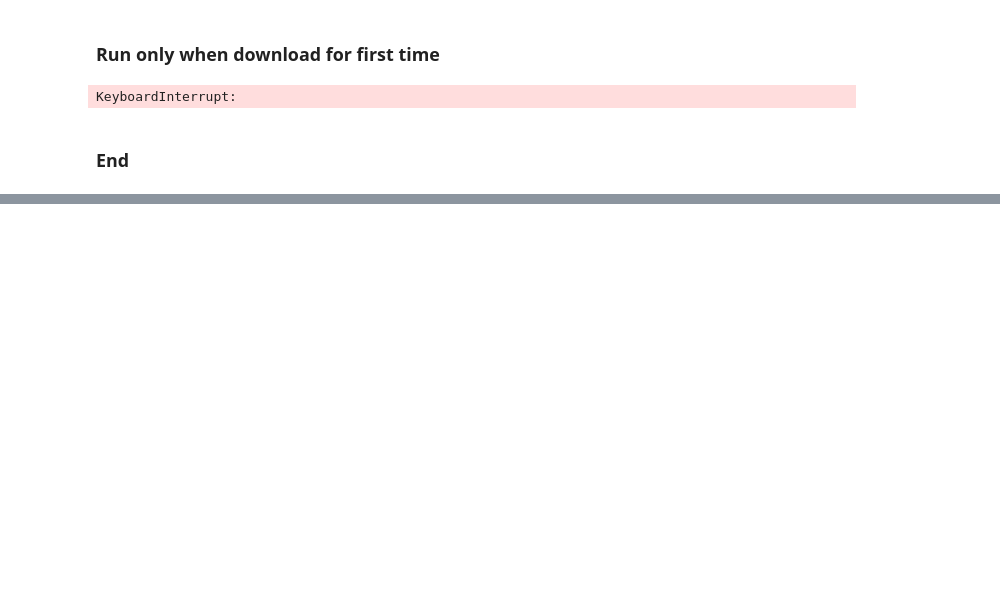
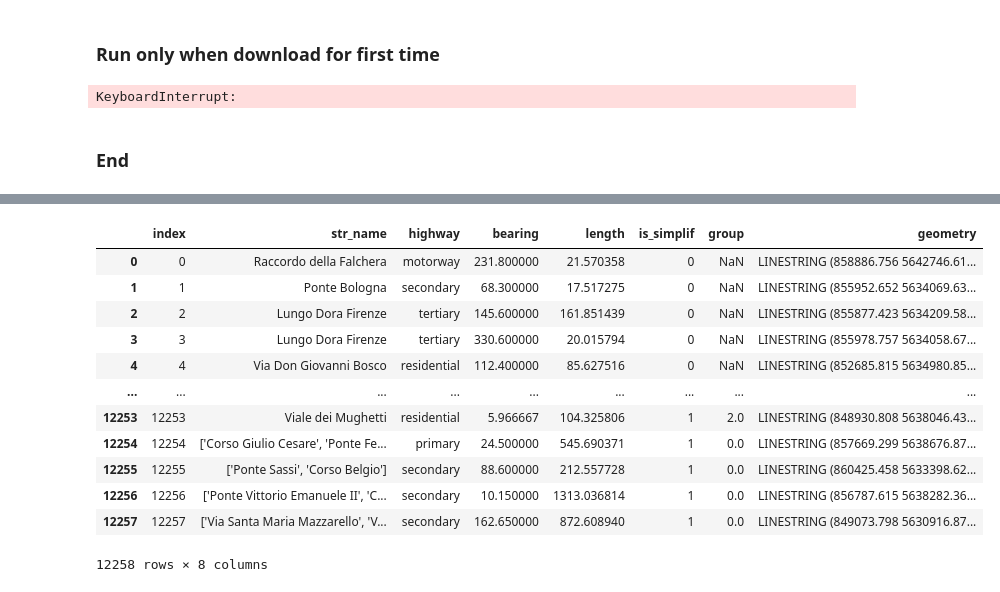
Before and after one commit to achic19/micro_walking, a Jupyter notebook: notebook/output/turin/data_from_osm.ipynb, the cells around one changed output, grey strips where cells are left out. Cells and saved outputs as stored; diff of their text form; code cells hidden in the pictures; blank space fills up the shorter version.

```diff
--- a/notebook/output/turin/data_from_osm.ipynb
+++ b/notebook/output/turin/data_from_osm.ipynb
@@ -396,0 +488,16 @@ points_lines['position'].item()
+# %%
+new_gpd.reset_index()
+# %% [output]
+|  | index | str_name | highway | bearing | length | is_simplif | group | geometry |
+| 0 | 0 | Raccordo della Falchera | motorway | 231.800000 | 21.570358 | 0 | NaN | LINESTRING (858886.756 5642746.61... |
+| 1 | 1 | Ponte Bologna | secondary | 68.300000 | 17.517275 | 0 | NaN | LINESTRING (855952.652 5634069.63... |
+| 2 | 2 | Lungo Dora Firenze | tertiary | 145.600000 | 161.851439 | 0 | NaN | LINESTRING (855877.423 5634209.58... |
+| 3 | 3 | Lungo Dora Firenze | tertiary | 330.600000 | 20.015794 | 0 | NaN | LINESTRING (855978.757 5634058.67... |
+| 4 | 4 | Via Don Giovanni Bosco | residential | 112.400000 | 85.627516 | 0 | NaN | LINESTRING (852685.815 5634980.85... |
+| ... | ... | ... | ... | ... | ... | ... | ... | ... |
+| 12253 | 12253 | Viale dei Mughetti | residential | 5.966667 | 104.325806 | 1 | 2.0 | LINESTRING (848930.808 5638046.43... |
+| 12254 | 12254 | ['Corso Giulio Cesare', 'Ponte Fe... | primary | 24.500000 | 545.690371 | 1 | 0.0 | LINESTRING (857669.299 5638676.87... |
+| 12255 | 12255 | ['Ponte Sassi', 'Corso Belgio'] | secondary | 88.600000 | 212.557728 | 1 | 0.0 | LINESTRING (860425.458 5633398.62... |
+| 12256 | 12256 | ['Ponte Vittorio Emanuele II', 'C... | secondary | 10.150000 | 1313.036814 | 1 | 0.0 | LINESTRING (856787.615 5638282.36... |
+| 12257 | 12257 | ['Via Santa Maria Mazzarello', 'V... | secondary | 162.650000 | 872.608940 | 1 | 0.0 | LINESTRING (849073.798 5630916.87... |
+12258 rows × 8 columns
```
Also changed, not shown: parts of 57 cells of this notebook.
